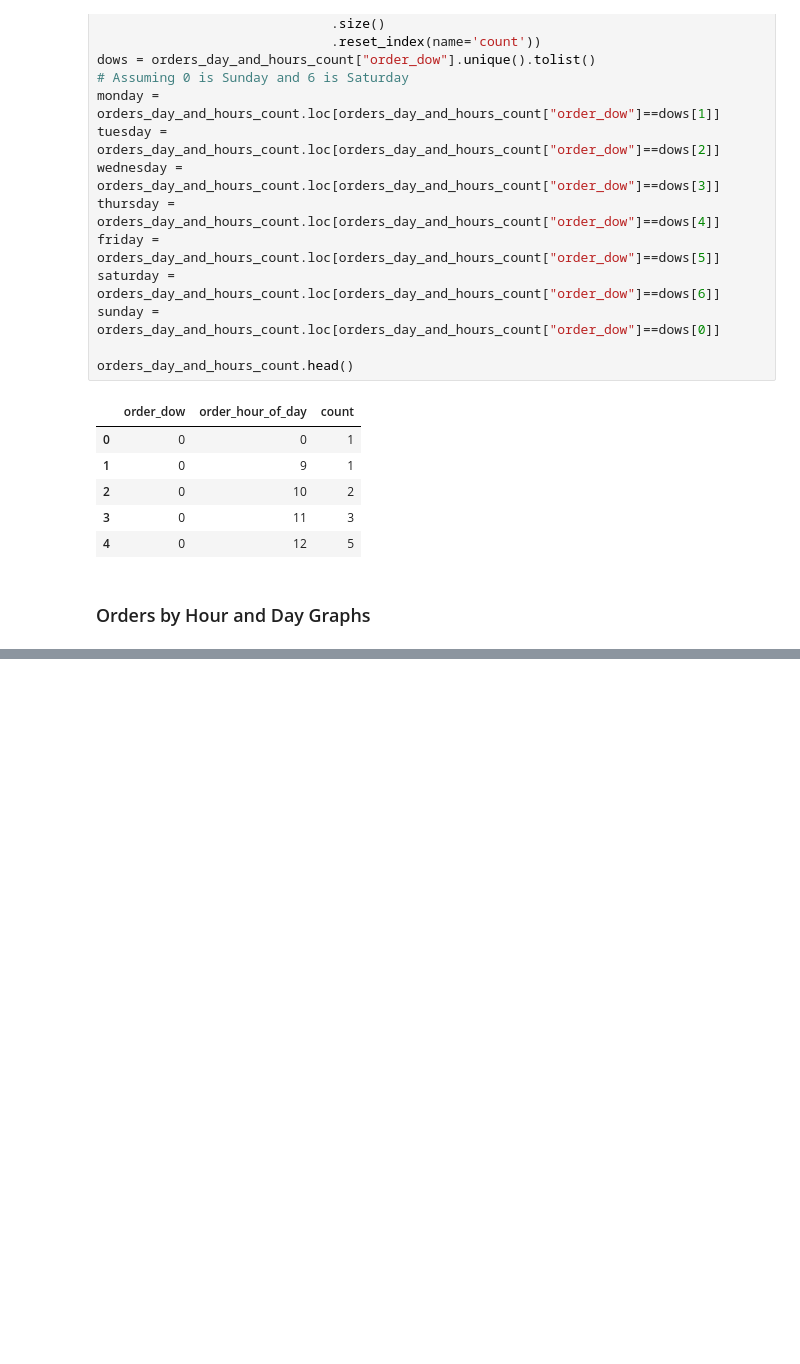
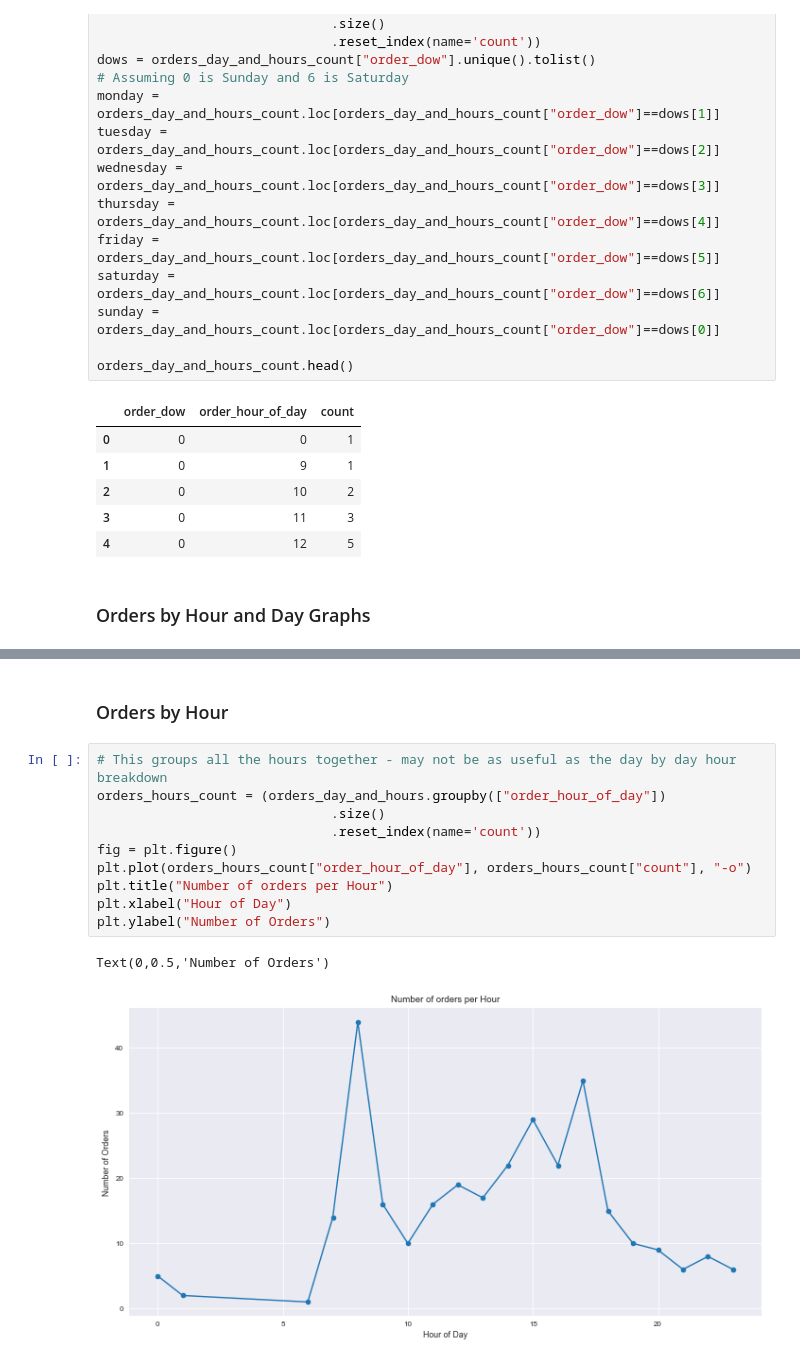
Before and after one commit to 1carew1/instacart_investigation, a Jupyter notebook: Assignment2_EDA.ipynb, the cells around one changed output, grey strips where cells are left out. Drawn from its saved outputs; the diff is of its cells as text; blank space fills up the shorter version.

```diff
--- a/Assignment2_EDA.ipynb
+++ b/Assignment2_EDA.ipynb
@@ -431,0 +432,15 @@ plt.show()
+# %% [markdown]
+### Orders by Hour
+# %%
+# This groups all the hours together - may not be as useful as the day by day hour breakdown
+orders_hours_count = (orders_day_and_hours.groupby(["order_hour_of_day"])
+                              .size()
+                              .reset_index(name='count'))
+fig = plt.figure()
+plt.plot(orders_hours_count["order_hour_of_day"], orders_hours_count["count"], "-o")
+plt.title("Number of orders per Hour")
+plt.xlabel("Hour of Day")
+plt.ylabel("Number of Orders")
+# %% [output]
+Text(0,0.5,'Number of Orders')
+[figure, added]
```
Also changed, not shown: parts of 1 cell of this notebook.
